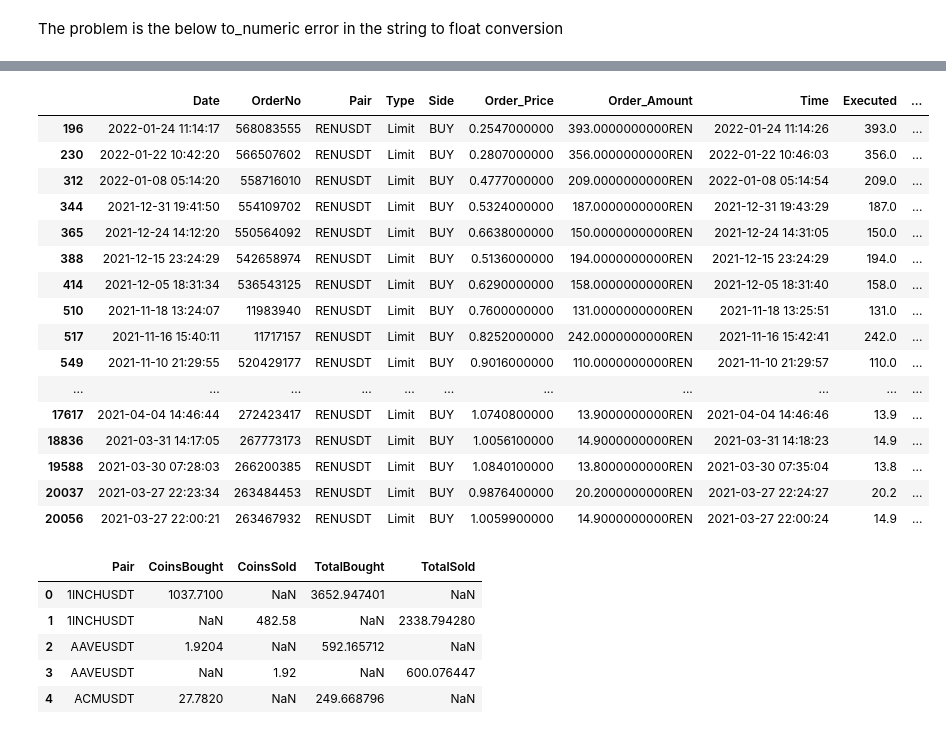
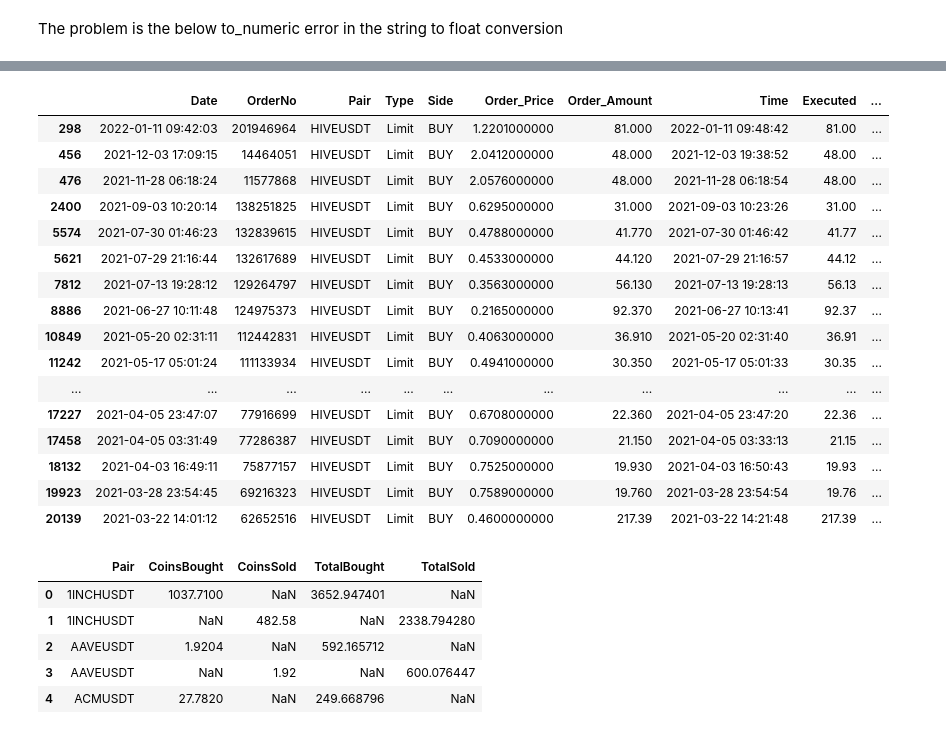
Before and after one commit to hjabbour/ML, a Jupyter notebook: Averagetrades-new.ipynb, the cells around one changed output, grey strips where cells are left out. Cells and saved outputs as stored; diff of their text form; code cells hidden in the pictures.

```diff
--- a/Averagetrades-new.ipynb
+++ b/Averagetrades-new.ipynb
@@ -38,15 +39,28 @@ for filename in os.listdir(directory):
         df.Trading_total.astype(float)
 
 
-        #df.Order_Amount = df.Order_Amount.str.slice(start=0,stop=9)
+        df.Order_Amount = df.Order_Amount.str.slice(start=0,stop=6)
         #df.Order_Amount.astype(str)
         #df.Order_Amount = df.Order_Amount.str.split(",")
         #df.Order_Amount = df.Order_Amount[0]
-        #df.Order_Amount = df.Order_Amount.replace('.',',', inplace=True)
-        #df.Order_Amount = df.Order_Amount.str.lstrip('.')
+        #df.Order_Amount = df.Order_Amount.replace(',','.', inplace=True)
+        #df.Order_Amount = df.Order_Amount.str.rstrip('.')
+        #df.style.format({"Order_Amount": "{:,4f}"})
+        #res = s.str.replace(',(\d+)$', r'.\1', regex=True)
+        #df.Order_Amount = df.Order_Amount.str.replace(',(\d+)$', r'.\1', regex=True)
+        #df.Order_Amount = df.Order_Amount.str.replace(',(\d+)$', r'.\1', regex=True)
+        #df.Order_Amount = df.Order_Amount.str.replace(',(\d+)$', r'.\1', regex=True)
+        #df.Order_Amount = df.Order_Amount.str.rstrip(',')
+        #df.Order_Amount.apply(atof)
+
+        #df.Order_Amount = df.Order_Amount.replace(',','.', inplace=True)
+
         #df.Order_Amount.astype(str)
         #print(df.Order_Amount.dtypes)
         #df['Order_Amount'] = pd.to_numeric(df['Order_Amount'],errors = 'coerce')
+        #df.Order_Amount.astype(float)
+
+
         #df.Exectuted = df.Executed.astype(str)
         #df.Executed= df.Executed.replace(',','', inplace=True)
         #df.Order_Amount.astype(float)
@@ -87,7 +101,7 @@ test = df.groupby(['Pair','Side']).agg(
      sum_coins     = ('Executed','sum'),
  ).reset_index()
 #print(df.index)
-df
+#df.info
 #test = df.groupby(['Pair','Side']).sum().reset_index()
 #pairlist = test
 #pair =test.loc[(test['Pair']=='DOTUSDT')]
@@ -129,28 +129,28 @@ sell
 7456 rows × 12 columns
 # %%
-test1=buy.loc[(buy['Pair']=='RENUSDT')]
+test1=buy.loc[(buy['Pair']=='HIVEUSDT')]
 #test1['Trading_total']=test['Order_Amount']*test['Order_Price']
-#test1=sell.loc[(sell['Pair']=='ZRXUSDT')]
+#test1=sell.loc[(sell['Pair']=='ONTUSDT')]
 
 test1
 # %% [output]
 |  | Date | OrderNo | Pair | Type | Side | Order_Price | Order_Amount | Time | Executed | ... |
-| 196 | 2022-01-24 11:14:17 | 568083555 | RENUSDT | Limit | BUY | 0.2547000000 | 393.0000000000REN | 2022-01-24 11:14:26 | 393.0 | ... |
-| 230 | 2022-01-22 10:42:20 | 566507602 | RENUSDT | Limit | BUY | 0.2807000000 | 356.0000000000REN | 2022-01-22 10:46:03 | 356.0 | ... |
-| 312 | 2022-01-08 05:14:20 | 558716010 | RENUSDT | Limit | BUY | 0.4777000000 | 209.0000000000REN | 2022-01-08 05:14:54 | 209.0 | ... |
-| 344 | 2021-12-31 19:41:50 | 554109702 | RENUSDT | Limit | BUY | 0.5324000000 | 187.0000000000REN | 2021-12-31 19:43:29 | 187.0 | ... |
-| 365 | 2021-12-24 14:12:20 | 550564092 | RENUSDT | Limit | BUY | 0.6638000000 | 150.0000000000REN | 2021-12-24 14:31:05 | 150.0 | ... |
-| 388 | 2021-12-15 23:24:29 | 542658974 | RENUSDT | Limit | BUY | 0.5136000000 | 194.0000000000REN | 2021-12-15 23:24:29 | 194.0 | ... |
-| 414 | 2021-12-05 18:31:34 | 536543125 | RENUSDT | Limit | BUY | 0.6290000000 | 158.0000000000REN | 2021-12-05 18:31:40 | 158.0 | ... |
-| 510 | 2021-11-18 13:24:07 | 11983940 | RENUSDT | Limit | BUY | 0.7600000000 | 131.0000000000REN | 2021-11-18 13:25:51 | 131.0 | ... |
-| 517 | 2021-11-16 15:40:11 | 11717157 | RENUSDT | Limit | BUY | 0.8252000000 | 242.0000000000REN | 2021-11-16 15:42:41 | 242.0 | ... |
-| 549 | 2021-11-10 21:29:55 | 520429177 | RENUSDT | Limit | BUY | 0.9016000000 | 110.0000000000REN | 2021-11-10 21:29:57 | 110.0 | ... |
+| 298 | 2022-01-11 09:42:03 | 201946964 | HIVEUSDT | Limit | BUY | 1.2201000000 | 81.000 | 2022-01-11 09:48:42 | 81.00 | ... |
+| 456 | 2021-12-03 17:09:15 | 14464051 | HIVEUSDT | Limit | BUY | 2.0412000000 | 48.000 | 2021-12-03 19:38:52 | 48.00 | ... |
+| 476 | 2021-11-28 06:18:24 | 11577868 | HIVEUSDT | Limit | BUY | 2.0576000000 | 48.000 | 2021-11-28 06:18:54 | 48.00 | ... |
+| 2400 | 2021-09-03 10:20:14 | 138251825 | HIVEUSDT | Limit | BUY | 0.6295000000 | 31.000 | 2021-09-03 10:23:26 | 31.00 | ... |
+| 5574 | 2021-07-30 01:46:23 | 132839615 | HIVEUSDT | Limit | BUY | 0.4788000000 | 41.770 | 2021-07-30 01:46:42 | 41.77 | ... |
+| 5621 | 2021-07-29 21:16:44 | 132617689 | HIVEUSDT | Limit | BUY | 0.4533000000 | 44.120 | 2021-07-29 21:16:57 | 44.12 | ... |
+| 7812 | 2021-07-13 19:28:12 | 129264797 | HIVEUSDT | Limit | BUY | 0.3563000000 | 56.130 | 2021-07-13 19:28:13 | 56.13 | ... |
+| 8886 | 2021-06-27 10:11:48 | 124975373 | HIVEUSDT | Limit | BUY | 0.2165000000 | 92.370 | 2021-06-27 10:13:41 | 92.37 | ... |
+| 10849 | 2021-05-20 02:31:11 | 112442831 | HIVEUSDT | Limit | BUY | 0.4063000000 | 36.910 | 2021-05-20 02:31:40 | 36.91 | ... |
+| 11242 | 2021-05-17 05:01:24 | 111133934 | HIVEUSDT | Limit | BUY | 0.4941000000 | 30.350 | 2021-05-17 05:01:33 | 30.35 | ... |
 | ... | ... | ... | ... | ... | ... | ... | ... | ... | ... | ... |
-| 17617 | 2021-04-04 14:46:44 | 272423417 | RENUSDT | Limit | BUY | 1.0740800000 | 13.9000000000REN | 2021-04-04 14:46:46 | 13.9 | ... |
-| 18836 | 2021-03-31 14:17:05 | 267773173 | RENUSDT | Limit | BUY | 1.0056100000 | 14.9000000000REN | 2021-03-31 14:18:23 | 14.9 | ... |
-| 19588 | 2021-03-30 07:28:03 | 266200385 | RENUSDT | Limit | BUY | 1.0840100000 | 13.8000000000REN | 2021-03-30 07:35:04 | 13.8 | ... |
-| 20037 | 2021-03-27 22:23:34 | 263484453 | RENUSDT | Limit | BUY | 0.9876400000 | 20.2000000000REN | 2021-03-27 22:24:27 | 20.2 | ... |
-| 20056 | 2021-03-27 22:00:21 | 263467932 | RENUSDT | Limit | BUY | 1.0059900000 | 14.9000000000REN | 2021-03-27 22:00:24 | 14.9 | ... |
+| 17227 | 2021-04-05 23:47:07 | 77916699 | HIVEUSDT | Limit | BUY | 0.6708000000 | 22.360 | 2021-04-05 23:47:20 | 22.36 | ... |
+| 17458 | 2021-04-05 03:31:49 | 77286387 | HIVEUSDT | Limit | BUY | 0.7090000000 | 21.150 | 2021-04-05 03:33:13 | 21.15 | ... |
+| 18132 | 2021-04-03 16:49:11 | 75877157 | HIVEUSDT | Limit | BUY | 0.7525000000 | 19.930 | 2021-04-03 16:50:43 | 19.93 | ... |
+| 19923 | 2021-03-28 23:54:45 | 69216323 | HIVEUSDT | Limit | BUY | 0.7589000000 | 19.760 | 2021-03-28 23:54:54 | 19.76 | ... |
+| 20139 | 2021-03-22 14:01:12 | 62652516 | HIVEUSDT | Limit | BUY | 0.4600000000 | 217.39 | 2021-03-22 14:21:48 | 217.39 | ... |
 # %%
 test = test
 test['TotalBought'] = (test['sum_trading'].loc[(test['Side']=='BUY')])
```
Also changed, not shown: parts of 5 cells of this notebook, 3 other files.
